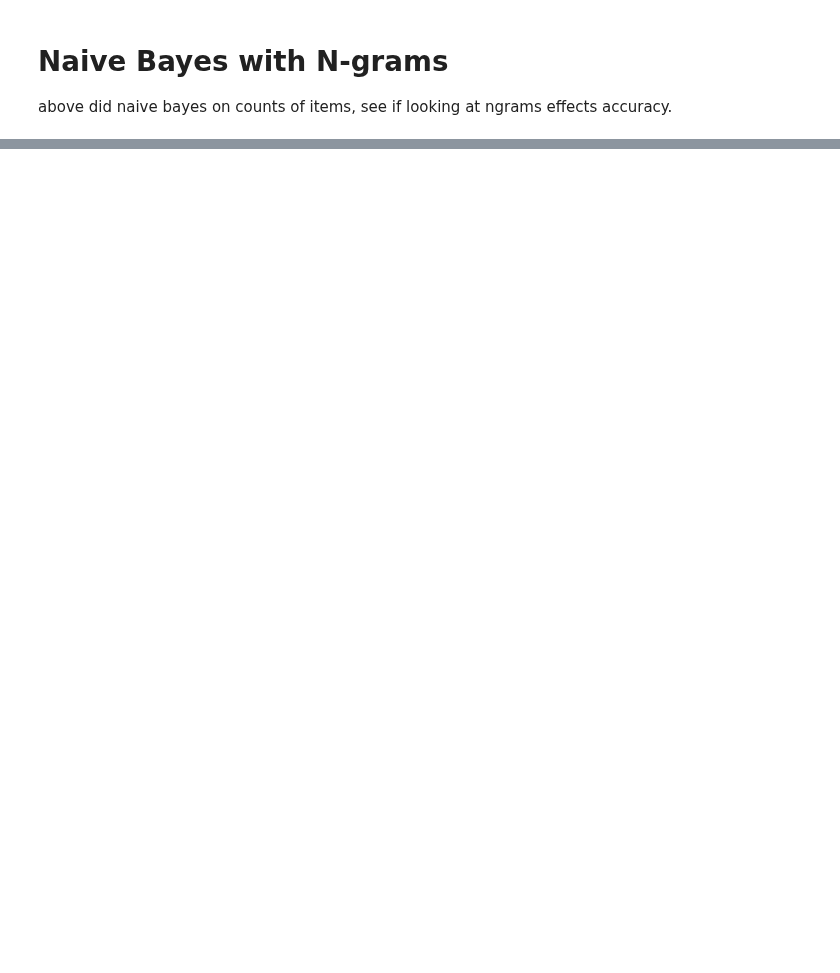
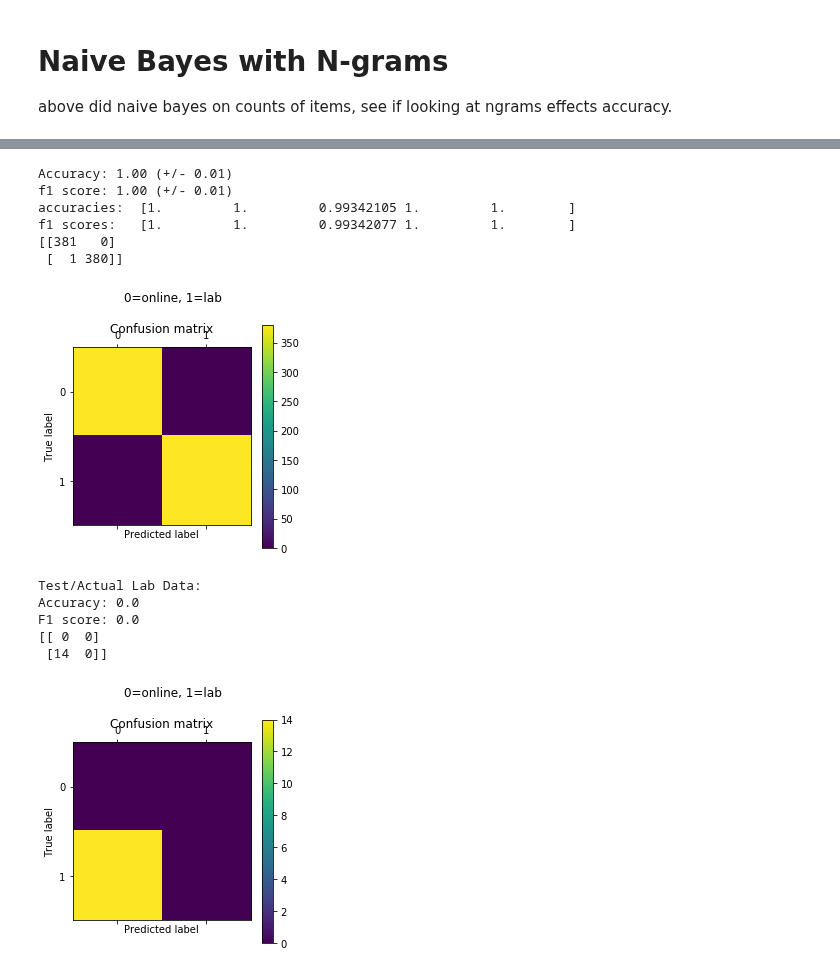
Before and after one commit to DJSaunders1997/Masters-Project, a Jupyter notebook: HMM.ipynb, the cells around one changed output, grey strips where cells are left out. Saved outputs shown, nothing was run; the diff lists cells and outputs as text; code cells hidden in the pictures; blank space fills up the shorter version.

```diff
--- a/HMM.ipynb
+++ b/HMM.ipynb
@@ -1132,5 +1177,53 @@ f1 scores:   [1.         1.         0.99342077 1.         1.        ]
 
 # Still questions of how to extend that to attention or not lol.
 # Potentially add section on how to generate more lab data since we cant do lab studdies because of corona.
+# %%
+# Try NB uni and bigrams model with k-cross validation
+
+X_vectorised = CountVectorizer(token_pattern='(.*?,)', ngram_range=(1, 2)).fit_transform(X)
+classifier = MultinomialNB()
+
+scoresacc = cross_val_score(classifier, X_vectorised, y, cv=5)
+print("Accuracy: %0.2f (+/- %0.2f)" % (scoresacc.mean(), scoresacc.std() * 2))
+scoresf1 = cross_val_score(classifier, X_vectorised, y, cv=5, scoring='f1_macro')
+print("f1 score: %0.2f (+/- %0.2f)" % (scoresf1.mean(), scoresf1.std() * 2))
+
+print( 'accuracies: ', scoresacc )
+print( 'f1 scores:  ', scoresf1 )
+
+# Youre not supposed to use these predictions like this, but the cm still shows interesting information? i think
+# https://stackoverflow.com/questions/40057049/using-confusion-matrix-as-scoring-metric-in-cross-validation-in-scikit-learn
+
+y_pred = cross_val_predict(classifier, X_vectorised, y, cv=10)
+cm = confusion_matrix(y, y_pred)
+print(cm)
+make_cm(cm)
+
+# Try NB ngrams model on actual lab / testing data
+
+X_test_vectorised = CountVectorizer(token_pattern='(.*?,)', ngram_range=(1, 2)).fit_transform(X_test)
+classifier = MultinomialNB().fit(X_vectorised, y)
+y_pred = classifier.predict(X_test_vectorised)
+
+print('Test/Actual Lab Data:')
+print( f'Accuracy: {accuracy_score(y_test, y_pred)}' )
+print( f'F1 score: {f1_score(y_test, y_pred, average="macro")}' )
+cm = confusion_matrix(y_test, y_pred)
+print(cm)
+make_cm(cm)
+# %% [output]
+Accuracy: 1.00 (+/- 0.01)
+f1 score: 1.00 (+/- 0.01)
+accuracies:  [1.         1.         0.99342105 1.         1.        ]
+f1 scores:   [1.         1.         0.99342077 1.         1.        ]
+[[381   0]
+ [  1 380]]
+[figure, added]
+Test/Actual Lab Data:
+Accuracy: 0.0
+F1 score: 0.0
+[[ 0  0]
+ [14  0]]
+[figure, added]
 # %%
 # Retry the log normal distribution for histograms.
```
Also changed, not shown: parts of 8 cells of this notebook.
